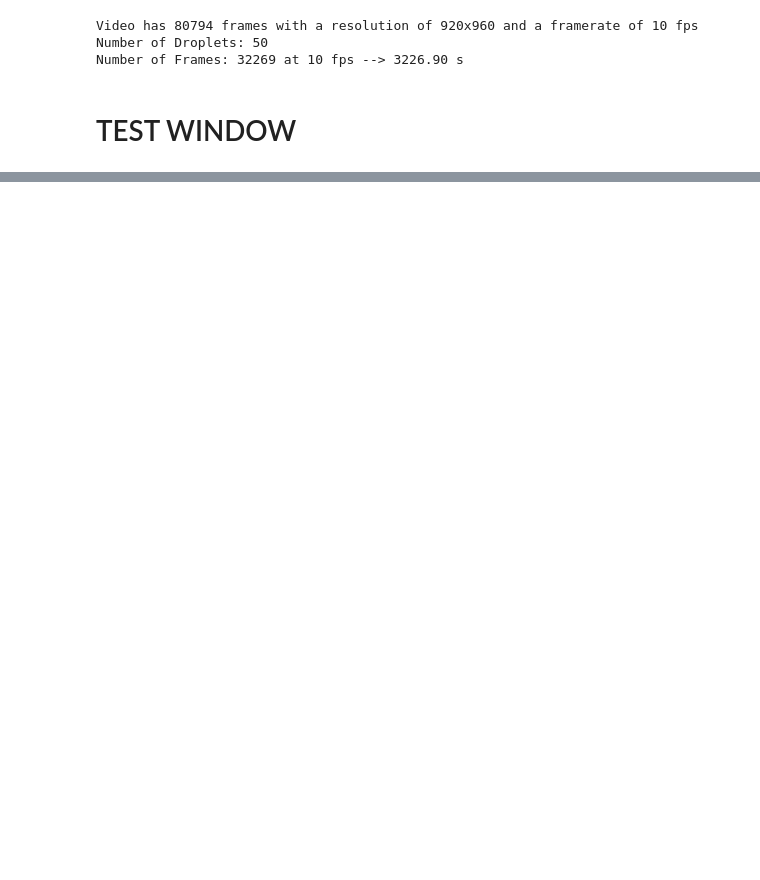
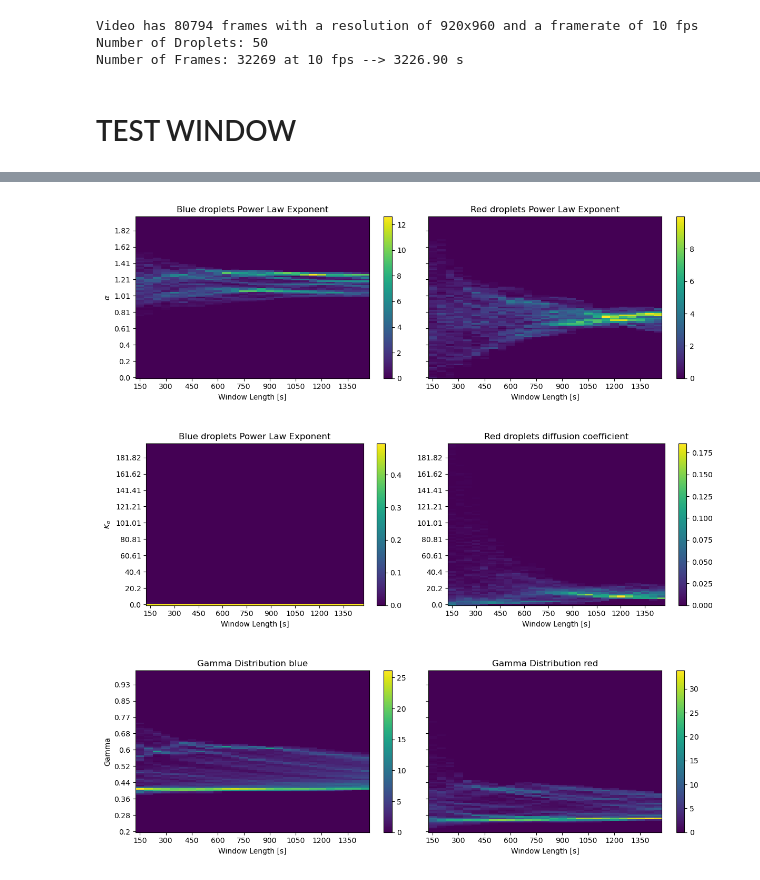
Before and after one commit to skandiz/MasterThesis, a Jupyter notebook: analysis/window_lenght_study.ipynb, the cells around one changed output, grey strips where cells are left out. Saved outputs shown, nothing was run; the diff lists cells and outputs as text; code cells hidden in the pictures; blank space fills up the shorter version.

```diff
--- a/analysis/window_lenght_study.ipynb
+++ b/analysis/window_lenght_study.ipynb
@@ -242,8 +284,8 @@ def run_windowed_analysis(wind):
 # %%
-windLen = [110, 300, 600, 900, 1200, 1500, 1800, 2100]
+windLen = np.arange(150, 1500, 50) #[110, 300, 600, 900, 1200, 1500, 1800, 2100]
 bin_borders_turn = np.arange(-np.pi, np.pi + 0.0001, np.pi/50)
 bin_centers_turn = bin_borders_turn[:-1] + np.diff(bin_borders_turn) / 2
 x_interval_for_fit_turn = np.linspace(bin_borders_turn[0], bin_borders_turn[-1], 10000)
 
-startFrames_list, EMSD_wind_b_list, EMSD_wind_r_list, fit_dict_list, blue_fit_wind_turn_lorentzian_list, red_fit_wind_turn_lorentzian_list = zip(*parallel(run_windowed_analysis(wind) for wind in windLen))
+startFrames_list, EMSD_wind_b_list, EMSD_wind_r_list, fit_dict_list, blue_fit_wind_turn_lorentzian_list, red_fit_wind_turn_lorentzian_list = run_windowed_analysis(windLen)
 # %% [output]
@@ -285,8 +342,8 @@ ax.set_ylabel(r'$\alpha$')
 ax.set_title('Blue droplets Power Law Exponent')
 ax.set_yticks(np.arange(len(pw_exp_bins))[::10])
 ax.set_yticklabels(np.round(pw_exp_bins[::10], 2))
-ax.set_xticks(range(len(windLen)))
-ax.set_xticklabels(windLen)
+ax.set_xticks(range(len(windLen))[::3])
+ax.set_xticklabels(windLen[::3])
 plt.colorbar(img, ax = ax)
 
 img = ax1.imshow(count_alpha_r.T, aspect='auto', cmap='viridis', origin='lower', interpolation='none')
@@ -294,55 +351,59 @@ ax1.set_xlabel('Window Length [s]')
 ax1.set_title('Red droplets Power Law Exponent')
 ax1.set_yticks(np.arange(len(pw_exp_bins))[::10])
 ax1.set_yticklabels(np.round(pw_exp_bins[::10], 2))
-ax1.set_xticks(range(len(windLen)))
-ax1.set_xticklabels(windLen)
+ax1.set_xticks(range(len(windLen))[::3])
+ax1.set_xticklabels(windLen[::3])
 plt.colorbar(img, ax = ax1)
 plt.tight_layout()
-plt.savefig(f'{res_path}/window_lenght_analysis/pw_exp_windowed.pdf')
+plt.savefig(f'{res_path}_300/window_lenght_analysis/pw_exp_windowed.pdf')
 plt.show()
 
-fig, (ax, ax1) = plt.subplots(1, 2, figsize=(12, 4), sharex=True, sharey=True)
+fig, (ax, ax1) = plt.subplots(1, 2, figsize=(12, 4), sharex=True, sharey=False)
 img = ax.imshow(count_d_b.T, aspect='auto', cmap='viridis', origin='lower', interpolation='none')
 ax.set_xlabel('Window Length [s]')
 ax.set_ylabel(r'$K_\alpha$')
 ax.set_title('Blue droplets Power Law Exponent')
 ax.set_yticks(np.arange(len(d_bins))[::10])
 ax.set_yticklabels(np.round(d_bins[::10], 2))
-ax.set_xticks(range(len(windLen)))
-ax.set_xticklabels(windLen)
+ax.set_xticks(range(len(windLen))[::3])
+ax.set_xticklabels(windLen[::3])
 plt.colorbar(img, ax = ax)
 
 img = ax1.imshow(count_d_r.T, aspect='auto', cmap='viridis', origin='lower', interpolation='none')
 ax1.set_xlabel('Window Length [s]')
 ax1.set_title('Red droplets diffusion coefficient')
 ax1.set_yticks(np.arange(len(d_bins))[::10])
 ax1.set_yticklabels(np.round(d_bins[::10], 2))
-ax1.set_xticks(range(len(windLen)))
-ax1.set_xticklabels(windLen)
+ax1.set_xticks(range(len(windLen))[::3])
+ax1.set_xticklabels(windLen[::3])
 plt.colorbar(img, ax = ax1)
 plt.tight_layout()
-plt.savefig(f'{res_path}/window_lenght_analysis/diff_coeff_windowed.pdf')
+plt.savefig(f'{res_path}_300/window_lenght_analysis/diff_coeff_windowed.pdf')
 plt.show()
 
 fig, (ax, ax1) = plt.subplots(1, 2, figsize=(12, 4), sharex=True, sharey=True)
 img = ax.imshow(count_gamma_b.T, aspect='auto', cmap='viridis', origin='lower', interpolation='none')
 ax.set_xlabel('Window Length [s]')
 ax.set_ylabel('Gamma')
 ax.set_title('Gamma Distribution blue')
 ax.set_yticks(np.arange(len(gamma_bins))[::10])
 ax.set_yticklabels(np.round(gamma_bins[::10], 2))
-ax.set_xticks(range(len(windLen)))
-ax.set_xticklabels(windLen)
+ax.set_xticks(range(len(windLen))[::3])
+ax.set_xticklabels(windLen[::3])
 plt.colorbar(img, ax = ax)
 
 img = ax1.imshow(count_gamma_r.T, aspect='auto', cmap='viridis', origin='lower', interpolation='none')
 ax1.set_xlabel('Window Length [s]')
 ax1.set_title('Gamma Distribution red')
 ax1.set_yticks(np.arange(len(gamma_bins))[::10])
 ax1.set_yticklabels(np.round(gamma_bins[::10], 2))
-ax1.set_xticks(range(len(windLen)))
-ax1.set_xticklabels(windLen)
+ax1.set_xticks(range(len(windLen))[::3])
+ax1.set_xticklabels(windLen[::3])
 plt.colorbar(img, ax = ax1)
 plt.tight_layout()
-plt.savefig(f'{res_path}/window_lenght_analysis/turn_angles_windowed.pdf')
+plt.savefig(f'{res_path}_300/window_lenght_analysis/turn_angles_windowed.pdf')
 plt.show()
+# %% [output]
+[figure, added]
+[figure, added]
+[figure, added]
```
Also changed, not shown: parts of 14 cells of this notebook, 15 other files.
